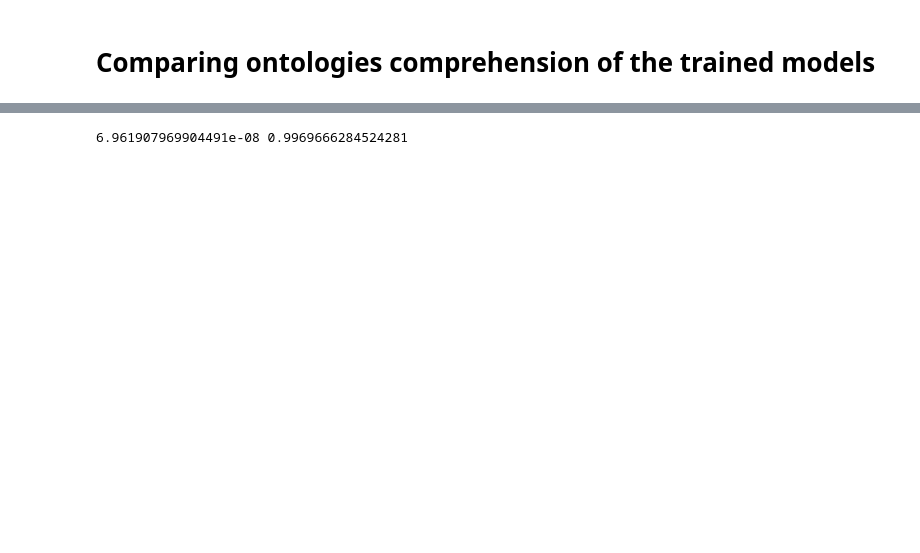
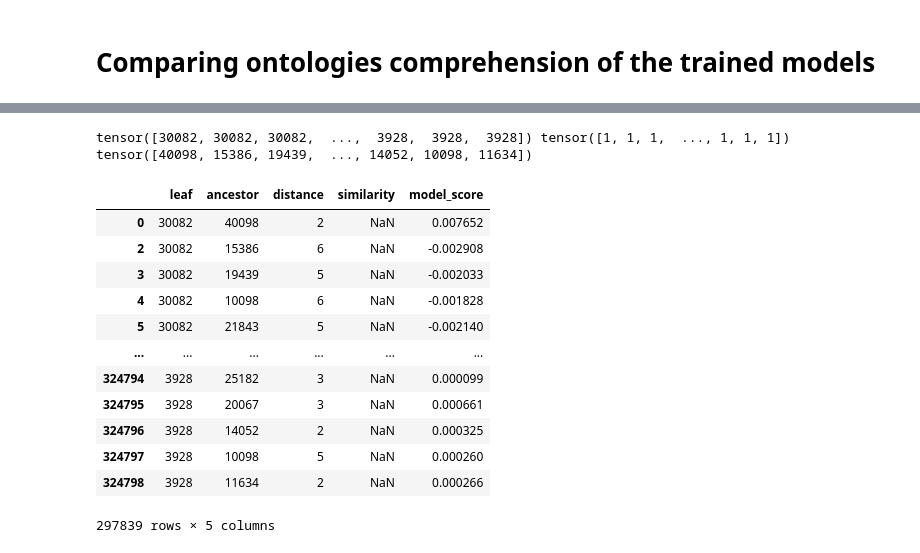
Before and after one commit to ElliotButz/ESL2024, a Jupyter notebook: code/evaluate_ontology_understanding.ipynb, the cells around one changed output, grey strips where cells are left out. Drawn from its saved outputs; the diff is of its cells as text; code cells hidden in the pictures; blank space fills up the shorter version.

```diff
--- a/code/evaluate_ontology_understanding.ipynb
+++ b/code/evaluate_ontology_understanding.ipynb
@@ -216,10 +364,28 @@ from scipy import stats
-# %%
-a = [0.5,10,100,140,147,200,400,600]
-b = [0.5,10,100,140,156,198,500,700]
-
-
-test = stats.pearsonr(a, b, alternative='two-sided')
-
-print(test.pvalue, test.statistic)
-# %% [output]
-6.961907969904491e-08 0.9969666284524281
+# %%
+isa_id = 1
+
+heads     = torch.Tensor(distances_and_similarities['leaf'].values).to(torch.long)
+relations = torch.Tensor([isa_id]*heads.shape[0]).to(torch.long)
+tails     = torch.Tensor(distances_and_similarities['ancestor'].values).to(torch.long)
+print(heads, relations, tails)
+# %% [output]
+tensor([30082, 30082, 30082,  ...,  3928,  3928,  3928]) tensor([1, 1, 1,  ..., 1, 1, 1]) tensor([40098, 15386, 19439,  ..., 14052, 10098, 11634])
+# %%
+scores = to_complex(heads, relations, tails)
+
+distances_and_similarities['model_score'] = scores.tolist()
+display(distances_and_similarities)
+# %% [output]
+|  | leaf | ancestor | distance | similarity | model_score |
+| 0 | 30082 | 40098 | 2 | NaN | 0.007652 |
+| 2 | 30082 | 15386 | 6 | NaN | -0.002908 |
+| 3 | 30082 | 19439 | 5 | NaN | -0.002033 |
+| 4 | 30082 | 10098 | 6 | NaN | -0.001828 |
+| 5 | 30082 | 21843 | 5 | NaN | -0.002140 |
+| ... | ... | ... | ... | ... | ... |
+| 324794 | 3928 | 25182 | 3 | NaN | 0.000099 |
+| 324795 | 3928 | 20067 | 3 | NaN | 0.000661 |
+| 324796 | 3928 | 14052 | 2 | NaN | 0.000325 |
+| 324797 | 3928 | 10098 | 5 | NaN | 0.000260 |
+| 324798 | 3928 | 11634 | 2 | NaN | 0.000266 |
+297839 rows × 5 columns
```
Also changed, not shown: parts of 32 cells of this notebook.
